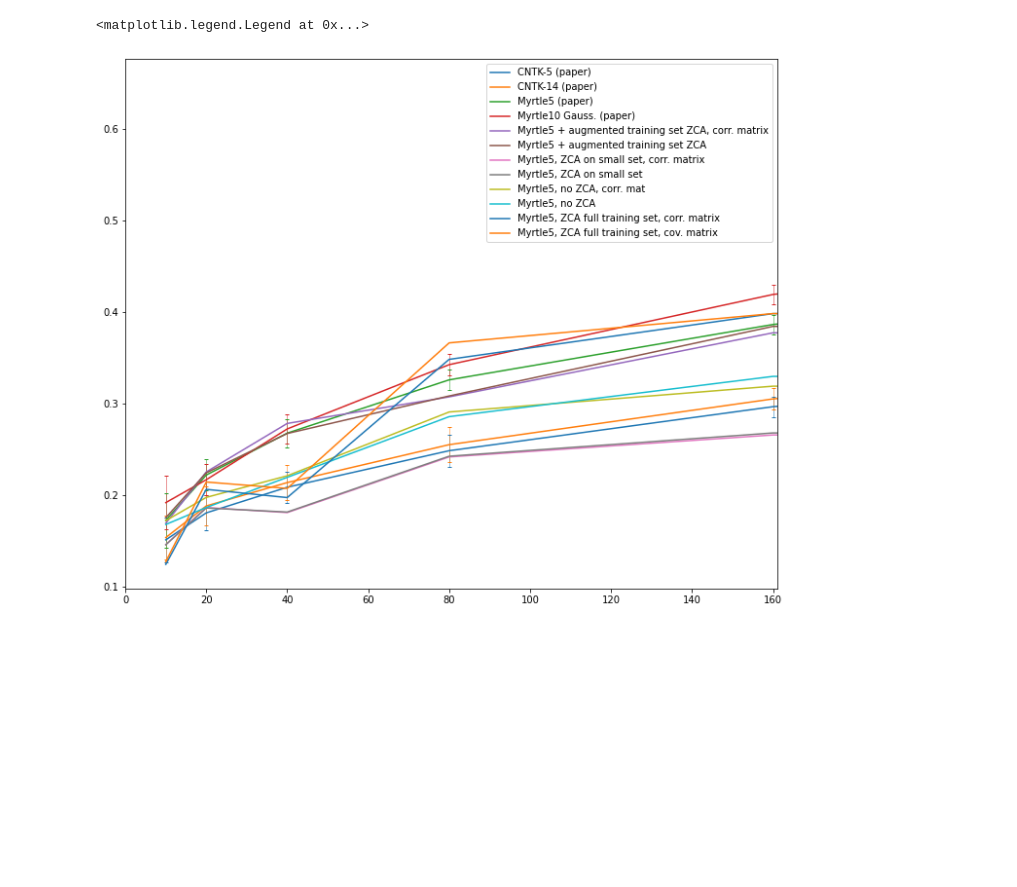
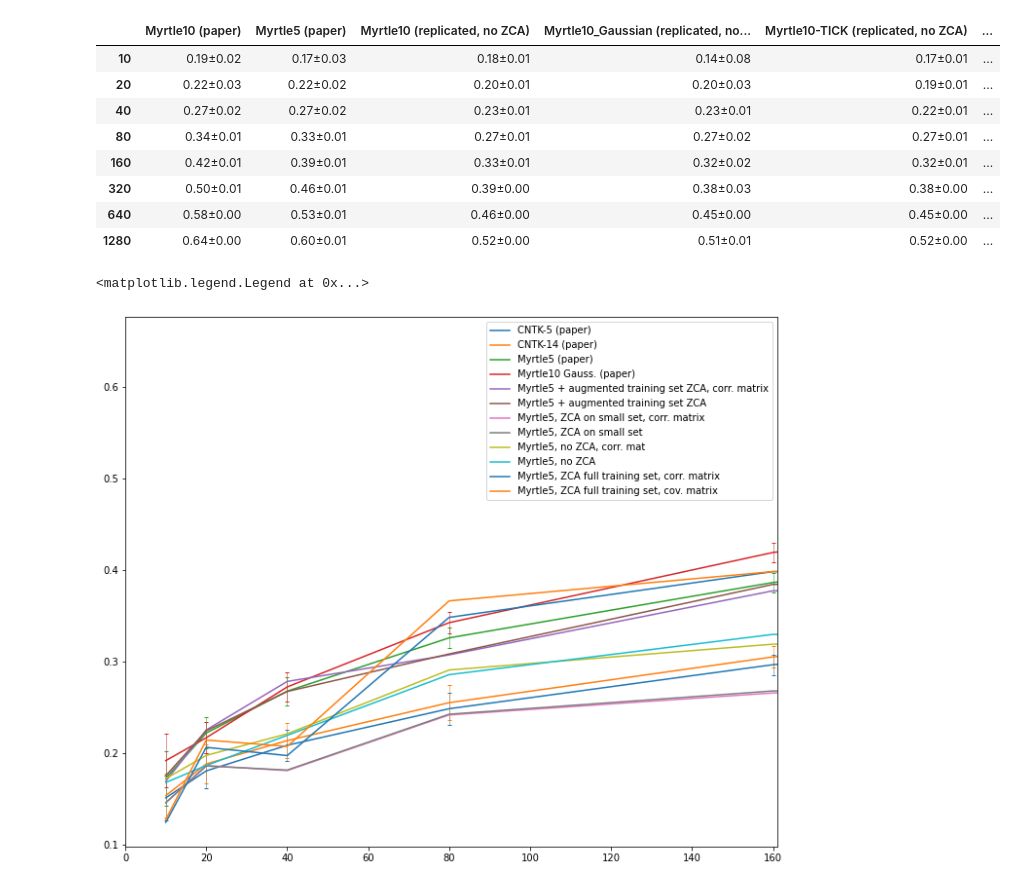
Before and after one commit to rhaps0dy/cnn-limits, a Jupyter notebook: notebooks/Low data plots.ipynb, the cells around one changed output. Drawn from its saved outputs; the diff is of its cells as text; code cells hidden in the pictures; blank space fills up the shorter version.

```diff
--- a/notebooks/Low data plots.ipynb
+++ b/notebooks/Low data plots.ipynb
@@ -97,0 +251,14 @@ cntk14_error = np.array([2.43, 2.13, 1.91, 1.91, 1.17, 0.88, 0.68, 0.68]) / 100
+# %%
+df_nooptim = df
+# %%
+df_nooptim
+# %% [output]
+|  | Myrtle10 (paper) | Myrtle5 (paper) | Myrtle10 (replicated, no ZCA) | Myrtle10_Gaussian (replicated, no... | Myrtle10-TICK (replicated, no ZCA) | ... |
+| 10 | 0.19±0.02 | 0.17±0.03 | 0.18±0.01 | 0.14±0.08 | 0.17±0.01 | ... |
+| 20 | 0.22±0.03 | 0.22±0.02 | 0.20±0.01 | 0.20±0.03 | 0.19±0.01 | ... |
+| 40 | 0.27±0.02 | 0.27±0.02 | 0.23±0.01 | 0.23±0.01 | 0.22±0.01 | ... |
+| 80 | 0.34±0.01 | 0.33±0.01 | 0.27±0.01 | 0.27±0.02 | 0.27±0.01 | ... |
+| 160 | 0.42±0.01 | 0.39±0.01 | 0.33±0.01 | 0.32±0.02 | 0.32±0.01 | ... |
+| 320 | 0.50±0.01 | 0.46±0.01 | 0.39±0.00 | 0.38±0.03 | 0.38±0.00 | ... |
+| 640 | 0.58±0.00 | 0.53±0.01 | 0.46±0.00 | 0.45±0.00 | 0.45±0.00 | ... |
+| 1280 | 0.64±0.00 | 0.60±0.01 | 0.52±0.00 | 0.51±0.01 | 0.52±0.00 | ... |
```
Also changed, not shown: parts of 7 cells of this notebook, 8 other files.
